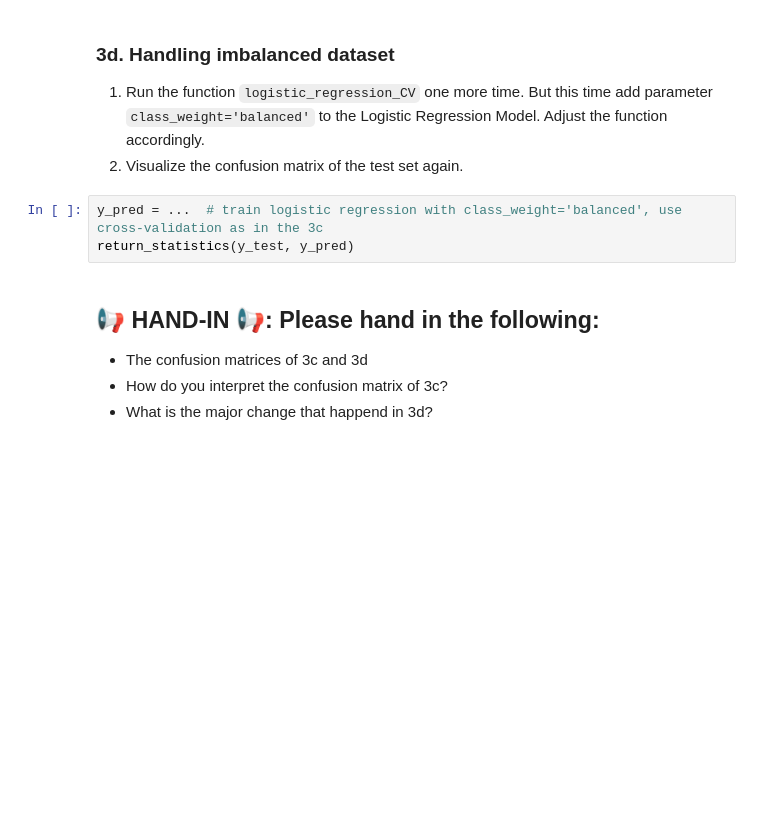
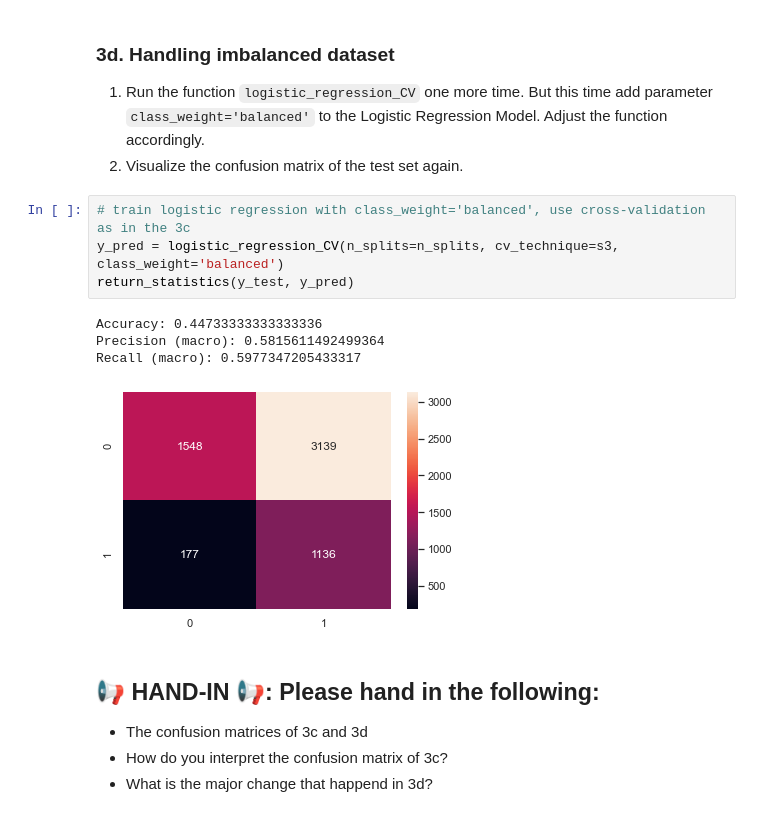
Before and after one commit to schazadm/mldm_hs22, a Jupyter notebook: labs/L05_Supervised_Learning_LAB_ASSIGNMENT.ipynb, the cells around one changed output. Saved outputs shown, nothing was run; the diff lists cells and outputs as text; blank space fills up the shorter version.

```diff
--- a/labs/L05_Supervised_Learning_LAB_ASSIGNMENT.ipynb
+++ b/labs/L05_Supervised_Learning_LAB_ASSIGNMENT.ipynb
@@ -345,8 +461,14 @@ return_statistics(y_test, y_pred)
 1. Run the function `logistic_regression_CV` one more time. But this time add parameter `class_weight='balanced'` to the Logistic Regression Model. Adjust the function accordingly.
 2. Visualize the confusion matrix of the test set again.
 # %%
-y_pred = ...  # train logistic regression with class_weight='balanced', use cross-validation as in the 3c
+# train logistic regression with class_weight='balanced', use cross-validation as in the 3c
+y_pred = logistic_regression_CV(n_splits=n_splits, cv_technique=s3, class_weight='balanced')
 return_statistics(y_test, y_pred)
+# %% [output]
+Accuracy: 0.44733333333333336
+Precision (macro): 0.5815611492499364
+Recall (macro): 0.5977347205433317
+[figure, added]
 # %% [markdown]
 ## 📢 **HAND-IN** 📢: Please hand in the following:
 
```
Also changed, not shown: parts of 21 cells of this notebook.
